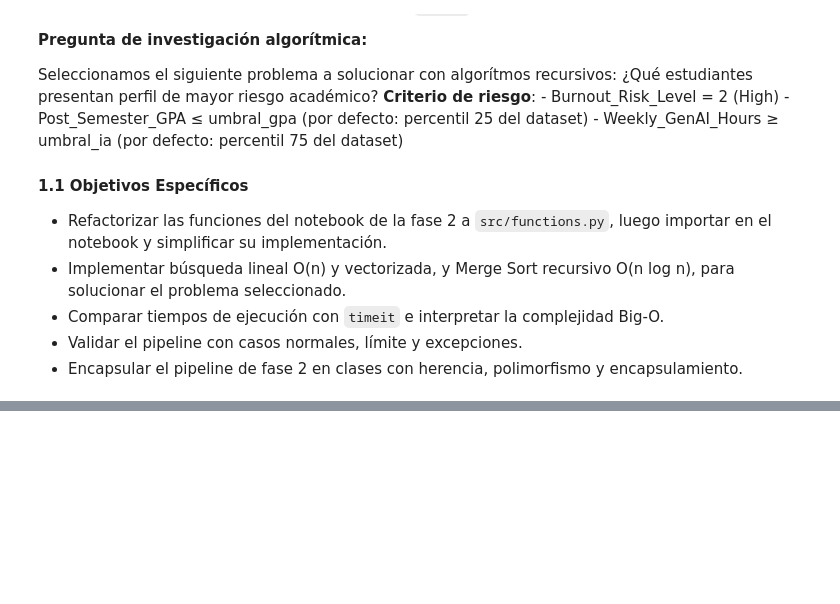
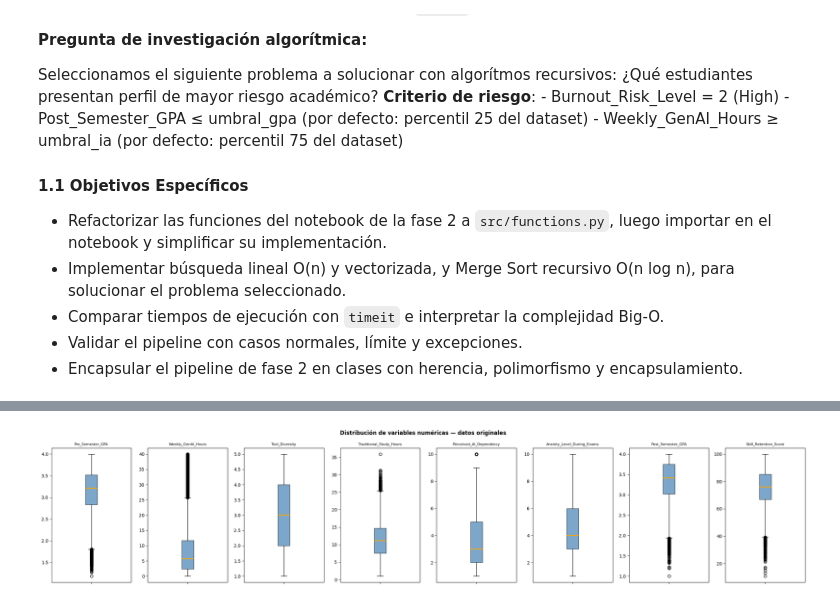
Before and after one commit to dark452/mcdi500_s1_grupo1, a Jupyter notebook: notebooks/F3_Rendimiento_POO.ipynb, the cells around one changed output, grey strips where cells are left out. Cells and saved outputs as stored; diff of their text form; code cells hidden in the pictures; blank space fills up the shorter version.

```diff
--- a/notebooks/F3_Rendimiento_POO.ipynb
+++ b/notebooks/F3_Rendimiento_POO.ipynb
@@ -60,0 +65,3 @@ print(f"     numpy   : {np.__version__}")
+# %%
+df = load_data('../data/raw/ai_student_impact_dataset.csv')
+print(f'Dataset cargado: {df.shape[0]:,} filas x {df.shape[1]} columnas')
@@ -60,0 +189,4 @@ print(f"     numpy   : {np.__version__}")
+# %%
+mostrar_boxplots(df, COLUMNAS_NUMERICAS, 'Distribución de variables numéricas — datos originales')
+# %% [output]
+[figure, added]
```
Also changed, not shown: parts of 40 cells of this notebook.
